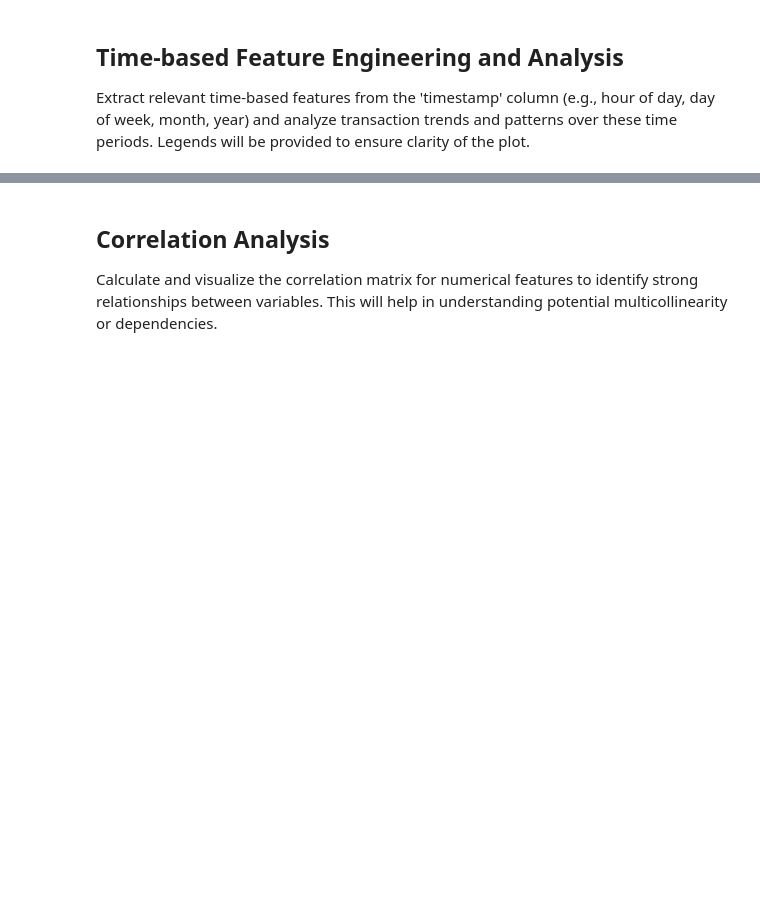
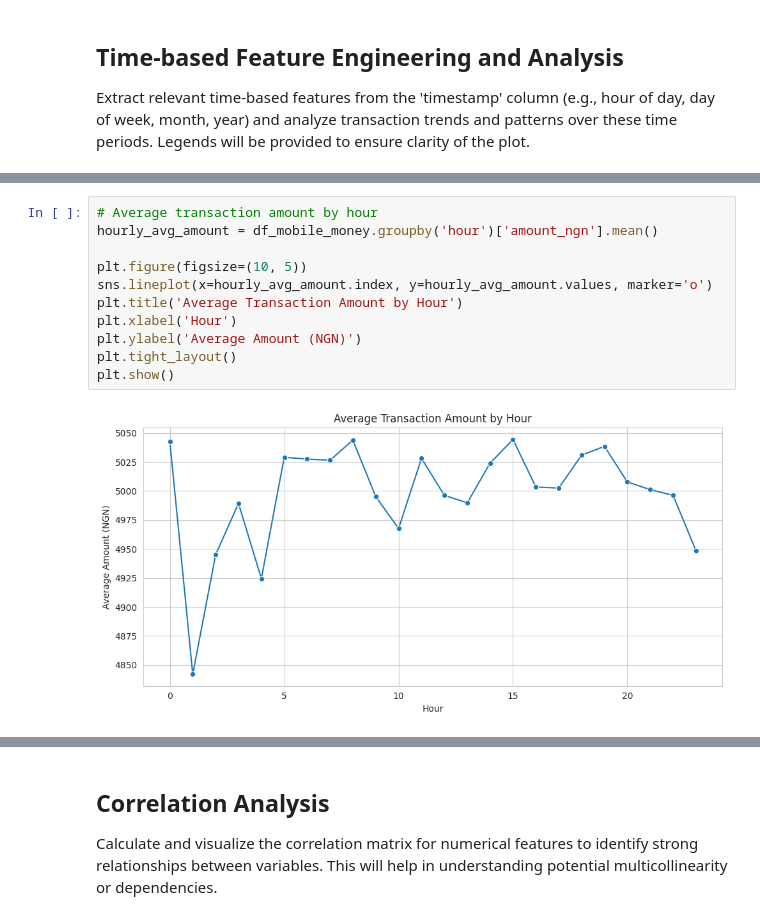
Before and after one commit to Eliekh2/MSBA-Projects, a Jupyter notebook: EDA_Nigerian_Banking_Mobile_Money.ipynb, the cells around one changed output, grey strips where cells are left out. Drawn from its saved outputs; the diff is of its cells as text; blank space fills up the shorter version.

```diff
--- a/EDA_Nigerian_Banking_Mobile_Money.ipynb
+++ b/EDA_Nigerian_Banking_Mobile_Money.ipynb
@@ -528,0 +621,13 @@ Extract relevant time-based features from the 'timestamp' column (e.g., hour of
+# %%
+# Average transaction amount by hour
+hourly_avg_amount = df_mobile_money.groupby('hour')['amount_ngn'].mean()
+
+plt.figure(figsize=(10, 5))
+sns.lineplot(x=hourly_avg_amount.index, y=hourly_avg_amount.values, marker='o')
+plt.title('Average Transaction Amount by Hour')
+plt.xlabel('Hour')
+plt.ylabel('Average Amount (NGN)')
+plt.tight_layout()
+plt.show()
+# %% [output]
+[figure, added]
```
Also changed, not shown: parts of 29 cells of this notebook.
